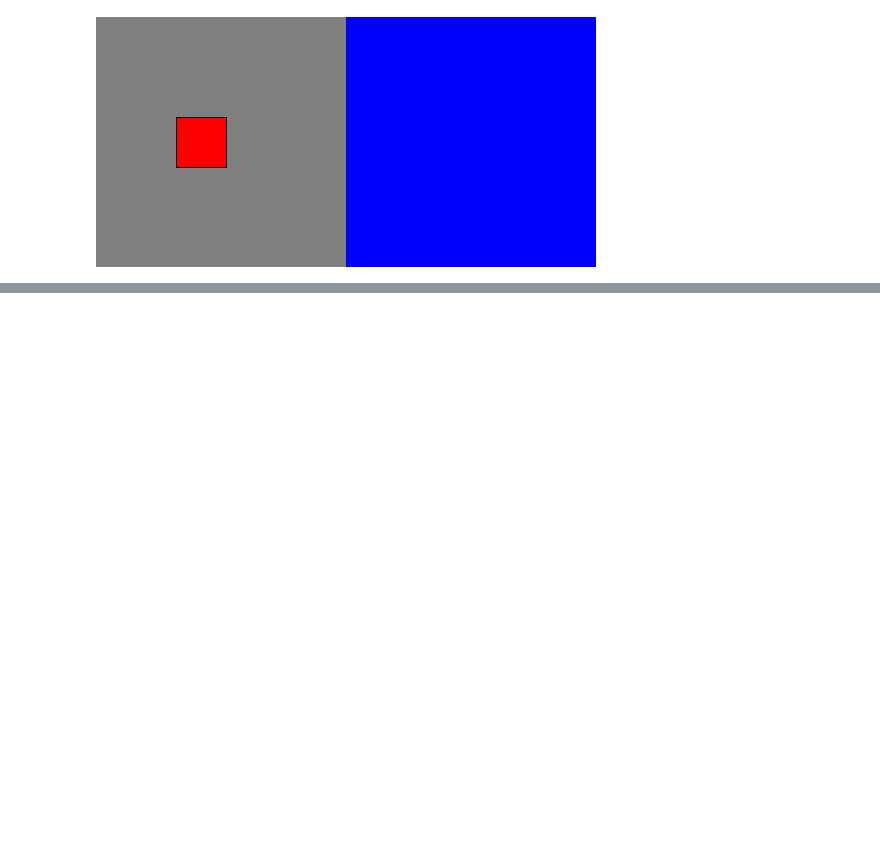
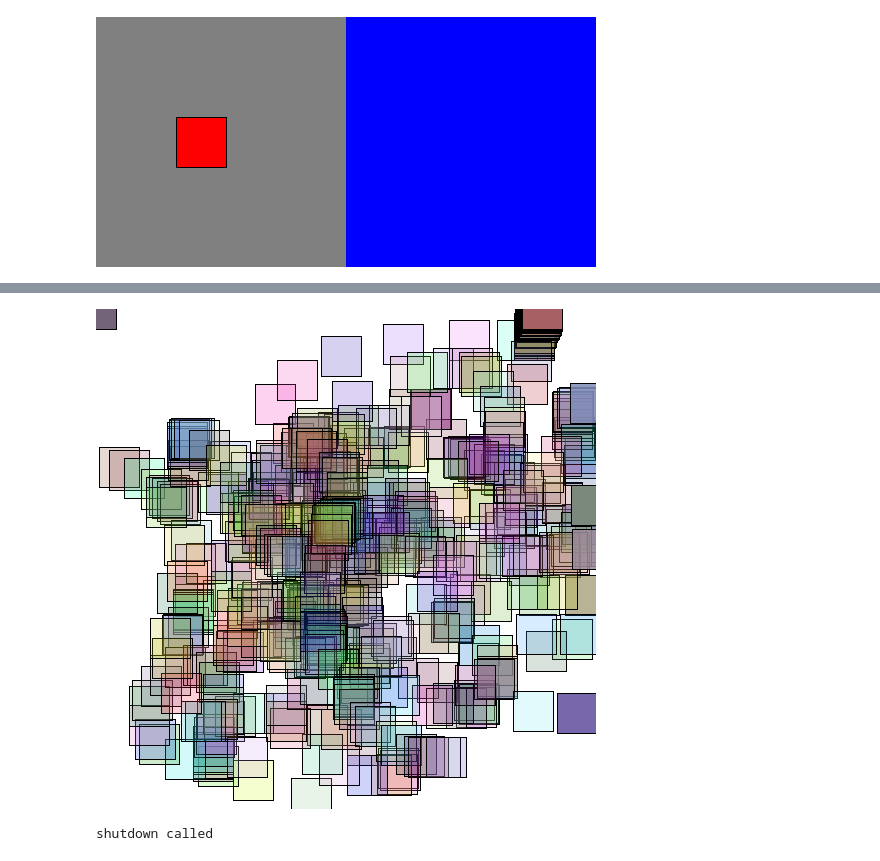
Before and after one commit to py5coding/py5generator, a Jupyter notebook: experiments/Test Notebook.ipynb, the cells around one changed output, grey strips where cells are left out. Cells and saved outputs as stored; diff of their text form; code cells hidden in the pictures; blank space fills up the shorter version.

```diff
--- a/experiments/Test Notebook.ipynb
+++ b/experiments/Test Notebook.ipynb
@@ -70,0 +72,8 @@ shutdown called
+# %%
+img = %py5screenshot -d 2
+img.save('/tmp/image.png')
+# %%
+img
+# %% [output]
+[figure, added]
+shutdown called
```
Also changed, not shown: parts of 2 cells of this notebook, 2 other files.
